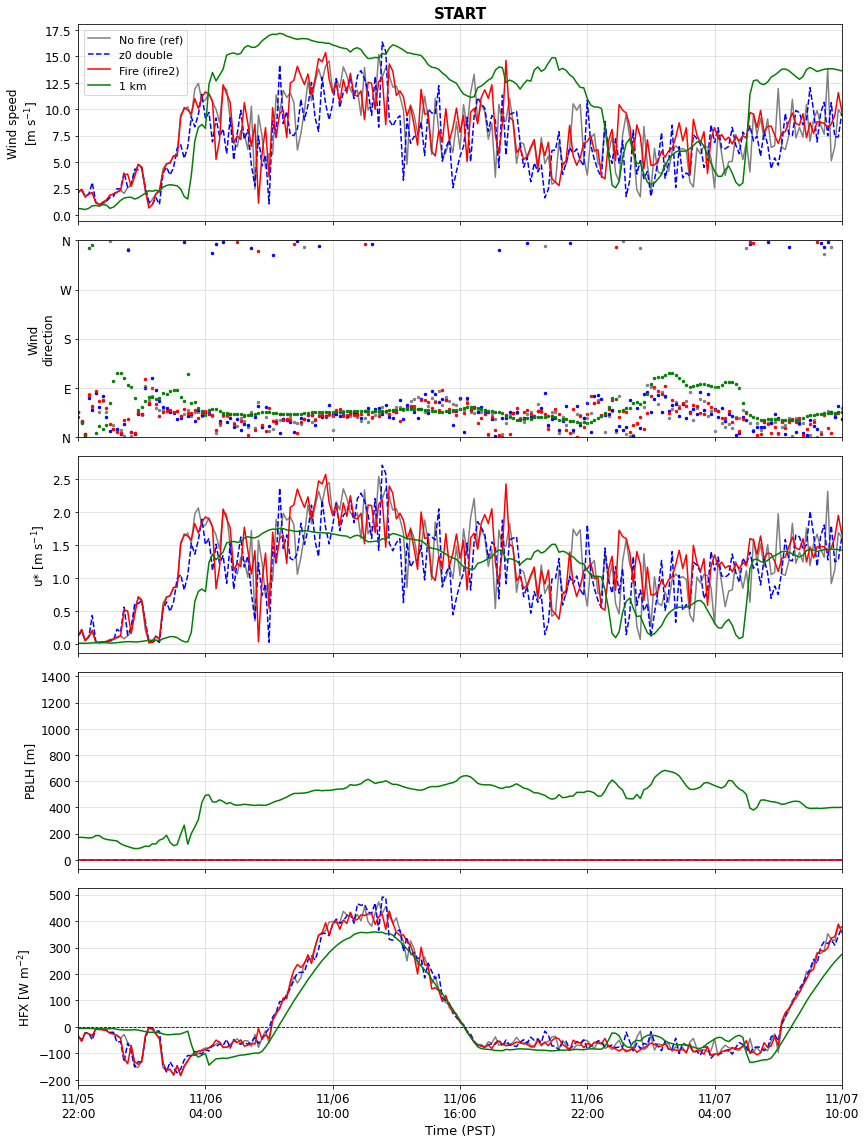
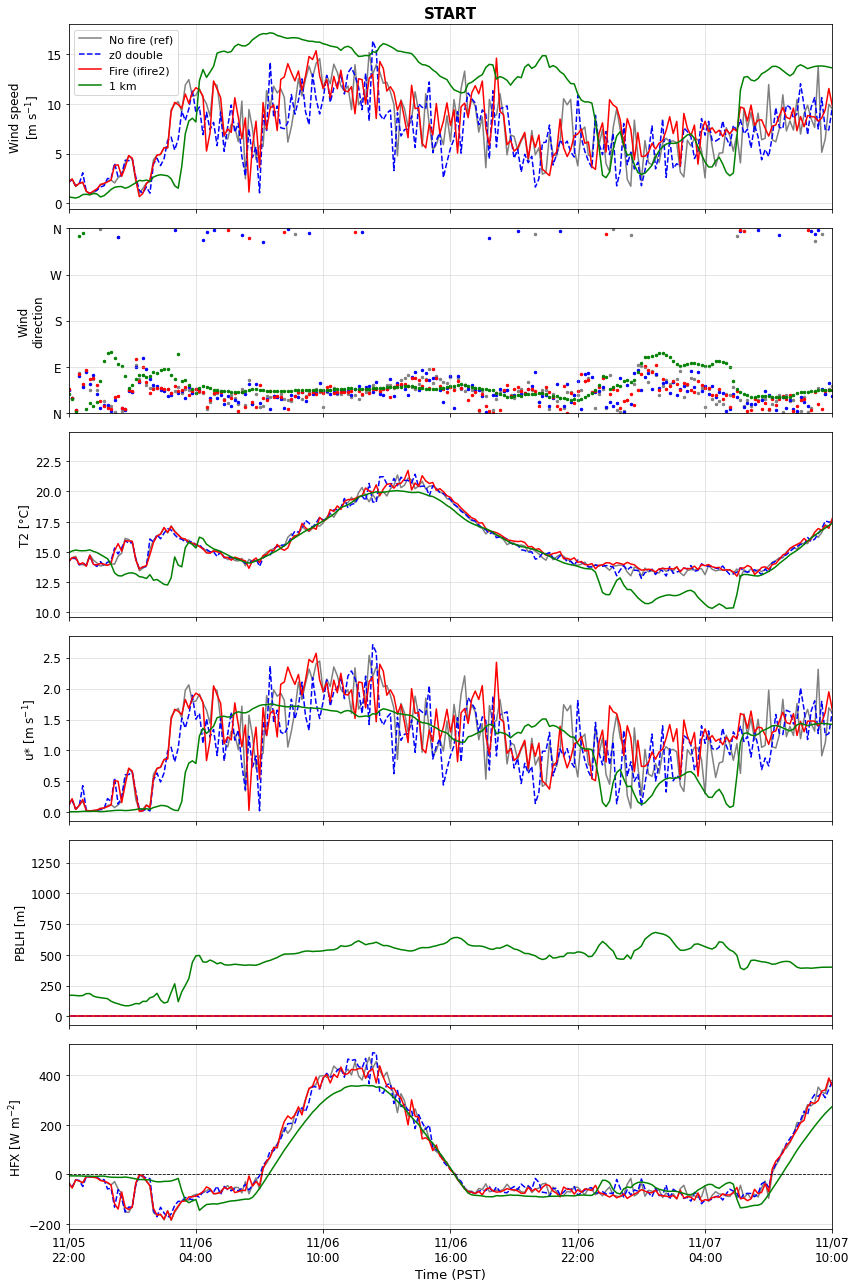
The change to this notebook cell's code, shown as a diff; its figure went from the first image to the second:
--- before
+++ after
@@ -1,6 +1,6 @@
 # ── Plot: one figure per station, 5 panels ────────────────────────────────────
 for st_name in stations:
-    fig, (ax_spd, ax_dir, ax_ust, ax_pblh, ax_hfx) = plt.subplots(
-        5, 1, figsize=(12, 16), sharex=True)
+    fig, (ax_spd, ax_dir, ax_T2, ax_ust, ax_pblh, ax_hfx) = plt.subplots(
+        6, 1, figsize=(12, 18), sharex=True)
 
     for sim in simulations:
@@ -13,4 +13,5 @@
         kw = dict(color=sim['color'], lw=sim['lw'], ls=sim['ls'], label=sim['label'])
         ax_spd.plot(times,  d['wspd'], **kw)
+        ax_T2.plot(times,   d['T2'],   **kw)
         ax_ust.plot(times,  d['ust'],  **kw)
         ax_pblh.plot(times, d['pblh'], **kw)
@@ -32,4 +33,8 @@
     ax_dir.grid(True, alpha=0.4)
 
+    # temperature
+    ax_T2.set_ylabel('T2 [°C]', fontsize=12)
+    ax_T2.grid(True, alpha=0.4)
+    
     # --- friction velocity ---
     ax_ust.set_ylabel('u* [m s$^{-1}$]', fontsize=12)
@@ -48,5 +53,5 @@
     ax_hfx.xaxis.set_major_locator(mdates.HourLocator(interval=6))
 
-    for ax in (ax_spd, ax_dir, ax_ust, ax_pblh, ax_hfx):
+    for ax in (ax_spd, ax_dir, ax_T2, ax_ust, ax_pblh, ax_hfx):
         ax.tick_params(labelsize=12)
 

Commit: added temperature to time series analysis